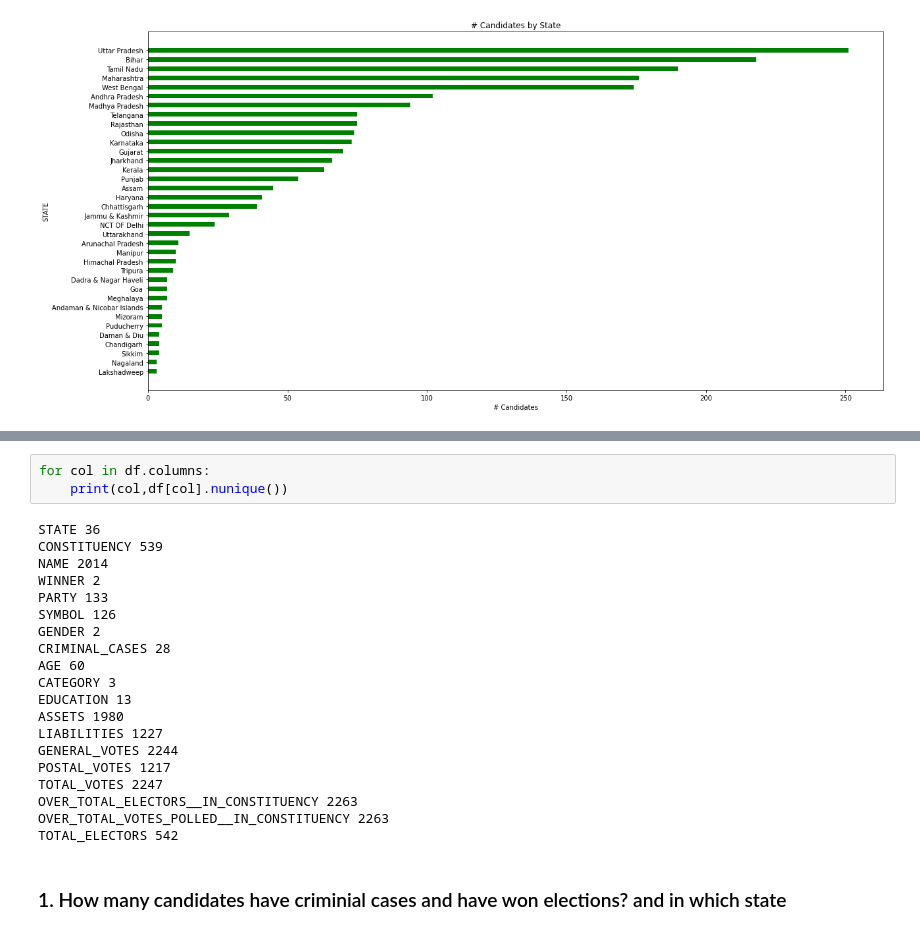
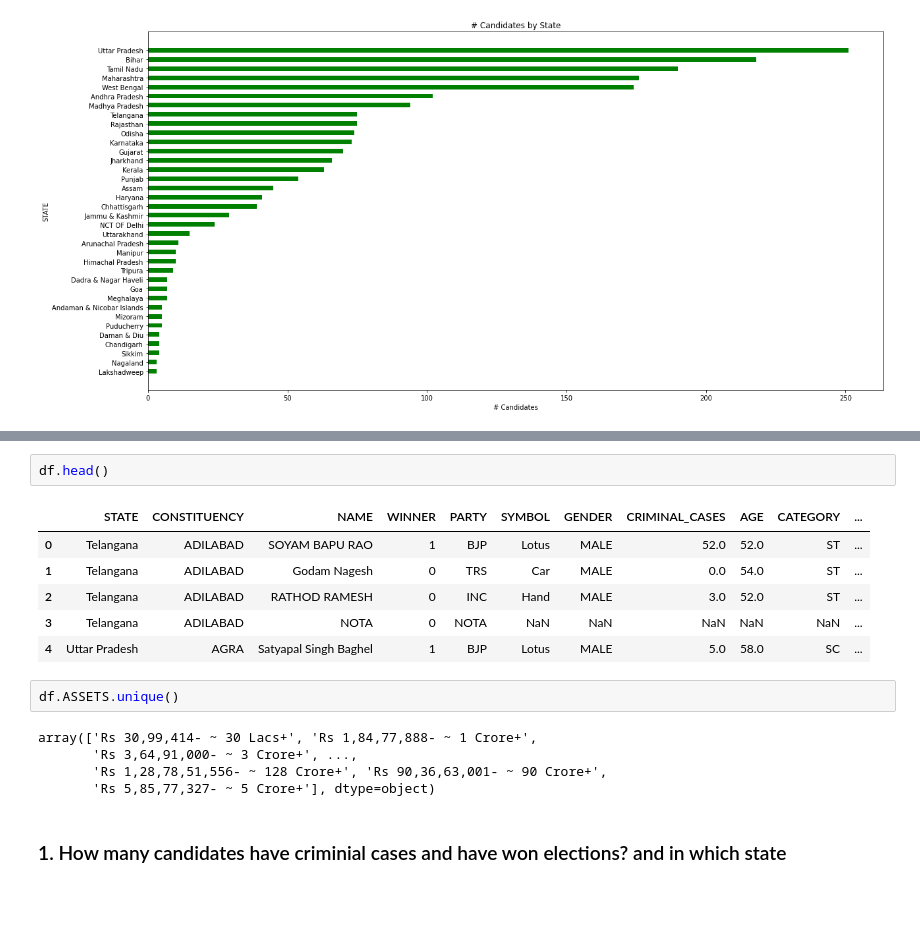
Before and after one commit to anuj3101/Atom, a Jupyter notebook: Indian_elections_2019.ipynb, the cells around one changed output, grey strips where cells are left out. Drawn from its saved outputs; the diff is of its cells as text; blank space fills up the shorter version.

```diff
--- a/Indian_elections_2019.ipynb
+++ b/Indian_elections_2019.ipynb
@@ -76,26 +99,19 @@ pd.DataFrame(df['TOTAL_VOTES'].groupby([df['PARTY'],df['GENDER']]).sum()).sort_v
 # %%
-for col in df.columns:
-    print(col,df[col].nunique())
+df.head()
 # %% [output]
-STATE 36
-CONSTITUENCY 539
-NAME 2014
-WINNER 2
-PARTY 133
-SYMBOL 126
-GENDER 2
-CRIMINAL_CASES 28
-AGE 60
-CATEGORY 3
-EDUCATION 13
-ASSETS 1980
-LIABILITIES 1227
-GENERAL_VOTES 2244
-POSTAL_VOTES 1217
-TOTAL_VOTES 2247
-OVER_TOTAL_ELECTORS__IN_CONSTITUENCY 2263
-OVER_TOTAL_VOTES_POLLED__IN_CONSTITUENCY 2263
-TOTAL_ELECTORS 542
+|  | STATE | CONSTITUENCY | NAME | WINNER | PARTY | SYMBOL | GENDER | CRIMINAL_CASES | AGE | CATEGORY | ... |
+| 0 | Telangana | ADILABAD | SOYAM BAPU RAO | 1 | BJP | Lotus | MALE | 52.0 | 52.0 | ST | ... |
+| 1 | Telangana | ADILABAD | Godam Nagesh | 0 | TRS | Car | MALE | 0.0 | 54.0 | ST | ... |
+| 2 | Telangana | ADILABAD | RATHOD RAMESH | 0 | INC | Hand | MALE | 3.0 | 52.0 | ST | ... |
+| 3 | Telangana | ADILABAD | NOTA | 0 | NOTA | NaN | NaN | NaN | NaN | NaN | ... |
+| 4 | Uttar Pradesh | AGRA | Satyapal Singh Baghel | 1 | BJP | Lotus | MALE | 5.0 | 58.0 | SC | ... |
+# %%
+df.ASSETS.unique()
+# %% [output]
+array(['Rs 30,99,414- ~ 30 Lacs+', 'Rs 1,84,77,888- ~ 1 Crore+',
+       'Rs 3,64,91,000- ~ 3 Crore+', ...,
+       'Rs 1,28,78,51,556- ~ 128 Crore+', 'Rs 90,36,63,001- ~ 90 Crore+',
+       'Rs 5,85,77,327- ~ 5 Crore+'], dtype=object)
 # %% [markdown]
 ### 1. How many candidates have criminial cases and have won elections? and in which state
 # %% [markdown]
```
Also changed, not shown: parts of 8 cells of this notebook.
